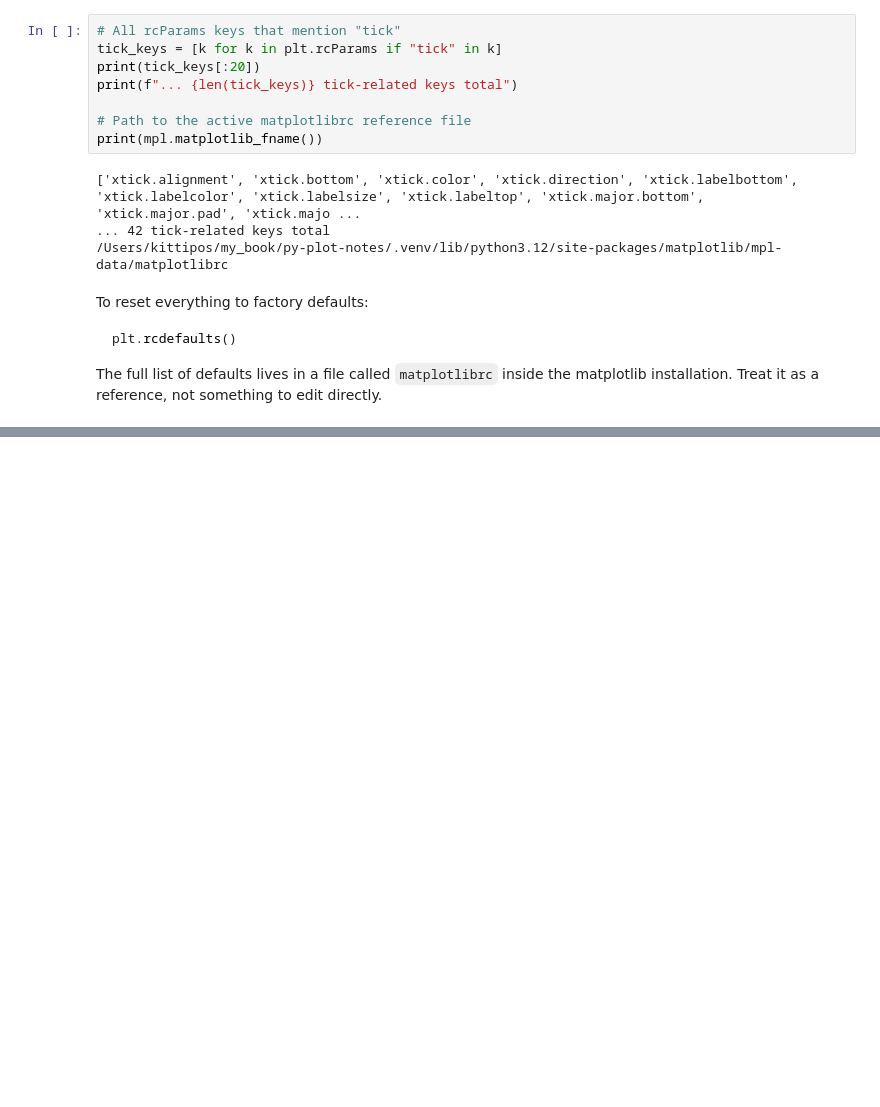
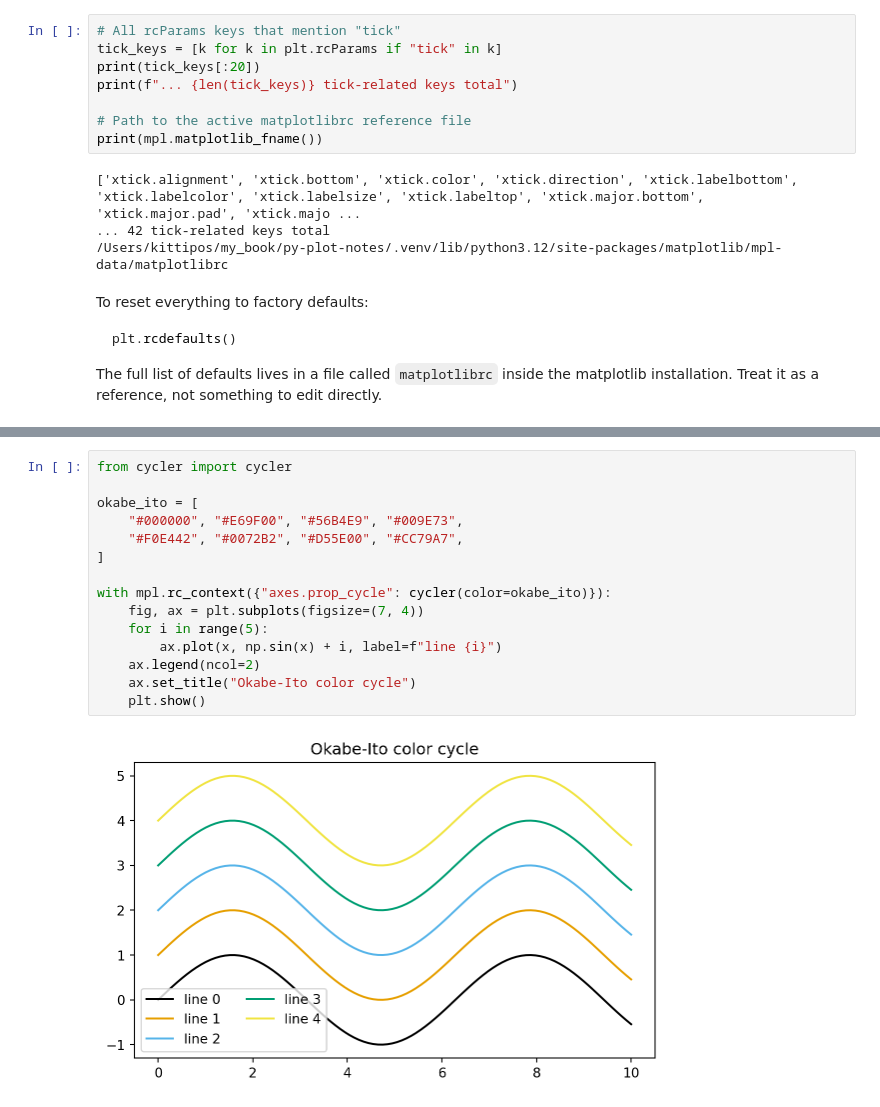
Before and after one commit to Lightbridge-KS/py-plot-notes, a Jupyter notebook: contents/matplotlib/m7-styling-and-themes.ipynb, the cells around one changed output, grey strips where cells are left out. Saved outputs shown, nothing was run; the diff lists cells and outputs as text; blank space fills up the shorter version.

```diff
--- a/contents/matplotlib/m7-styling-and-themes.ipynb
+++ b/contents/matplotlib/m7-styling-and-themes.ipynb
@@ -152,0 +170,17 @@ The full list of defaults lives in a file called `matplotlibrc` inside the matpl
+# %%
+from cycler import cycler
+
+okabe_ito = [
+    "#000000", "#E69F00", "#56B4E9", "#009E73",
+    "#F0E442", "#0072B2", "#D55E00", "#CC79A7",
+]
+
+with mpl.rc_context({"axes.prop_cycle": cycler(color=okabe_ito)}):
+    fig, ax = plt.subplots(figsize=(7, 4))
+    for i in range(5):
+        ax.plot(x, np.sin(x) + i, label=f"line {i}")
+    ax.legend(ncol=2)
+    ax.set_title("Okabe-Ito color cycle")
+    plt.show()
+# %% [output]
+[figure, added]
```
Also changed, not shown: parts of 26 cells of this notebook, 13 other files.
